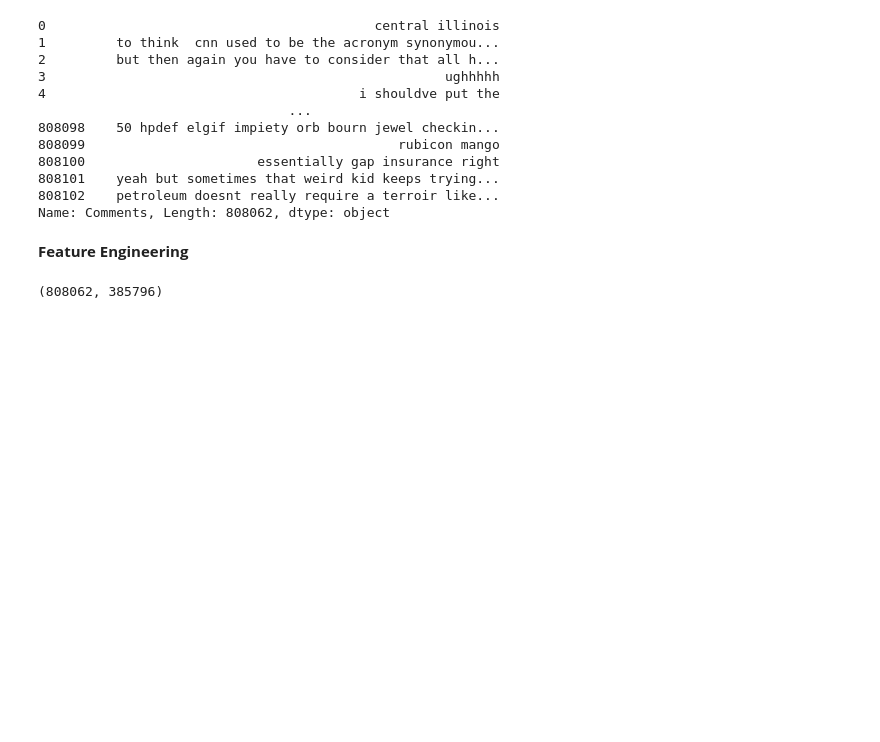
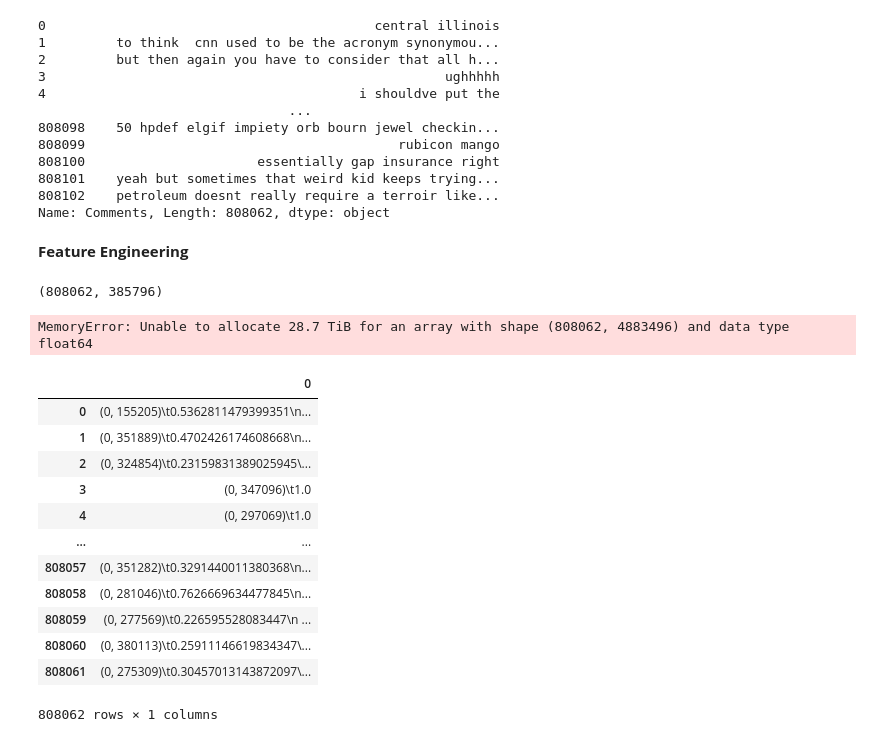
Before and after one commit to NemaVatsala/Sarcasm-detection-over-Reddit-Corpus, a Jupyter notebook: Project_merged.ipynb, the cells around one changed output. Drawn from its saved outputs; the diff is of its cells as text; code cells hidden in the pictures; blank space fills up the shorter version.

```diff
--- a/Project_merged.ipynb
+++ b/Project_merged.ipynb
@@ -262,11 +262,61 @@ from sklearn.feature_extraction.text import TfidfTransformer
 
 tfidf_transformer = TfidfTransformer()
 x_train_tfidf = tfidf_transformer.fit_transform(X)
+# %%
+vectorizer=TfidfVectorizer(stop_words='english',ngram_range=(1,3),token_pattern=r'\b\w+\b')
+tfidf = vectorizer.fit_transform(corpus)
+terms=vectorizer.get_feature_names()
+tfidf = tfidf.toarray()
+
+#Feature Engineering and Extraction
+from sklearn.feature_extraction.text import CountVectorizer
+
+vectorizer_1 = CountVectorizer(ngram_range=(1, 1)) #unigram
+vectorizer_2 = CountVectorizer (ngram_range=(2, 2)) #bigram
+
+# Function to calculate frequency of words in comments
+def freq_words(vectorizer, data):
+    X = vectorizer.fit_transform(data)
+    freqs = zip(vectorizer.get_feature_names(), np.asarray(X.sum(axis=0)).ravel())
+    return sorted(freqs, key = lambda x: x[1], reverse=True)[:10]
+
+# For unigrams from comments
+l = [freq_words(vectorizer_1, df2[df2['label']==1]['Comments']),
+     freq_words(vectorizer_1, df2[df2['label']==0]['Comments'])]
+list(map(list, zip(*l)))
+
+"""
+Here, the first column shows sarcastic comments and second column shows non-sarcastic comments.
+Since we have not removed stopwords, we are getting a lot of stopwords as unigrams here.
+Also, Unigrams from the sarcastic comments are mostly same as from the non-sarcastic comments,
+hence these unigramms do not help in seprating sarcastic comments from non-sarcastic comments.
+"""
+
+#bigrams
+l = [freq_words(vectorizer_2, df2[df2['label']==1]['Comments']),
+     freq_words(vectorizer_2, df2[df2['label']==0]['Comments'])]
+list(map(list, zip(*l)))
+# %% [output]
+MemoryError: Unable to allocate 28.7 TiB for an array with shape (808062, 4883496) and data type float64
 # %%
 #print(vectorizer.get_feature_names())
 #X=np.asmatrix(X)
 x_train_df=pd.DataFrame(x_train_tfidf)
 x_train_df.shape
 
-X_new=Countvecs.astype('U')
+x_train_df.astype('U')
+# %% [output]
+|  | 0 |
+| 0 | (0, 155205)\t0.5362811479399351\n... |
+| 1 | (0, 351889)\t0.4702426174608668\n... |
+| 2 | (0, 324854)\t0.23159831389025945\... |
+| 3 | (0, 347096)\t1.0 |
+| 4 | (0, 297069)\t1.0 |
+| ... | ... |
+| 808057 | (0, 351282)\t0.3291440011380368\n... |
+| 808058 | (0, 281046)\t0.7626669634477845\n... |
+| 808059 | (0, 277569)\t0.226595528083447\n ... |
+| 808060 | (0, 380113)\t0.25911146619834347\... |
+| 808061 | (0, 275309)\t0.30457013143872097\... |
+808062 rows × 1 columns
 # %%
```
Also changed, not shown: parts of 11 cells of this notebook.
